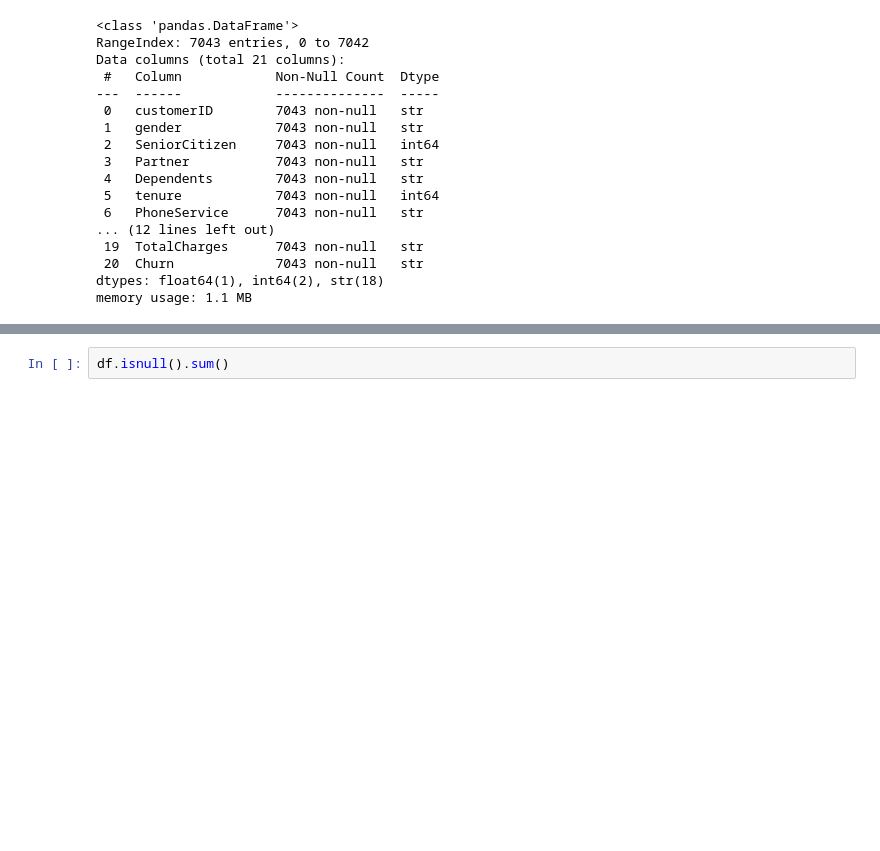
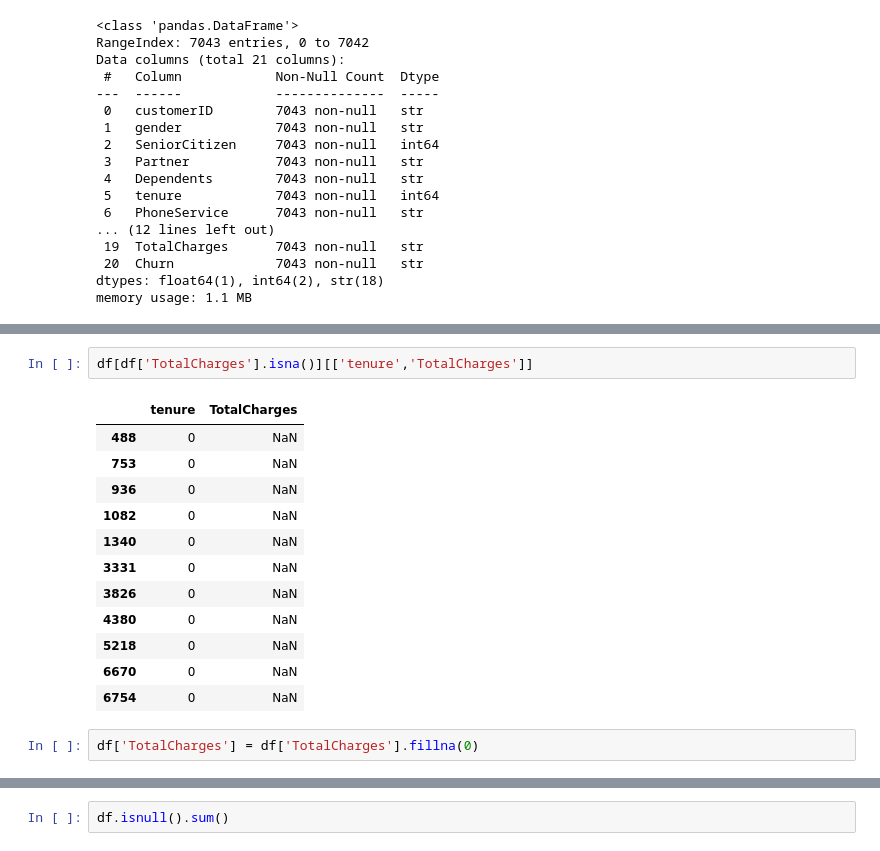
Before and after one commit to Rmonn25/telco-churn, a Jupyter notebook: notebooks/01_eda.ipynb, the cells around one changed output, grey strips where cells are left out. Saved outputs shown, nothing was run; the diff lists cells and outputs as text; blank space fills up the shorter version.

```diff
--- a/notebooks/01_eda.ipynb
+++ b/notebooks/01_eda.ipynb
@@ -48,0 +71,17 @@ O dataset possui 7043 linhas e 21 colunas
+# %%
+df[df['TotalCharges'].isna()][['tenure','TotalCharges']]
+# %% [output]
+|  | tenure | TotalCharges |
+| 488 | 0 | NaN |
+| 753 | 0 | NaN |
+| 936 | 0 | NaN |
+| 1082 | 0 | NaN |
+| 1340 | 0 | NaN |
+| 3331 | 0 | NaN |
+| 3826 | 0 | NaN |
+| 4380 | 0 | NaN |
+| 5218 | 0 | NaN |
+| 6670 | 0 | NaN |
+| 6754 | 0 | NaN |
+# %%
+df['TotalCharges'] = df['TotalCharges'].fillna(0)
```
Also changed, not shown: parts of 18 cells of this notebook, 1 other file.
